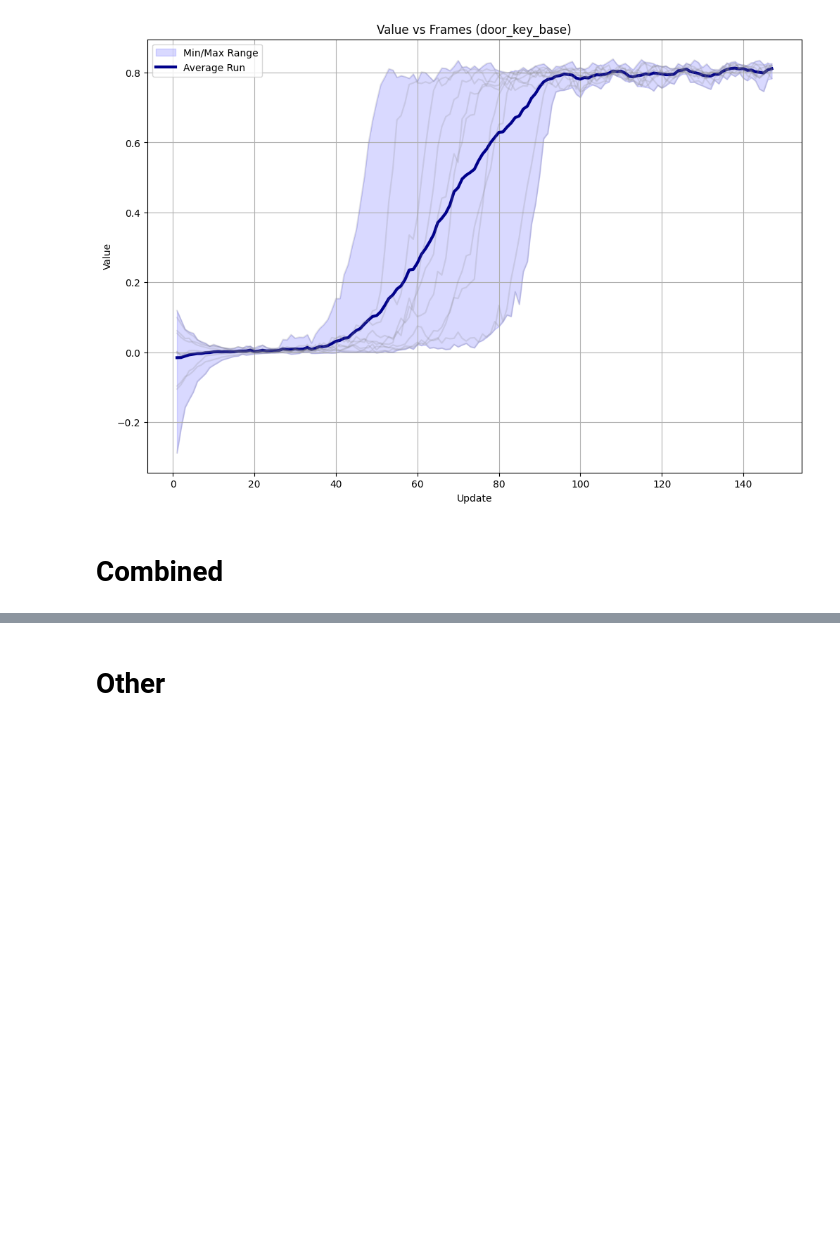
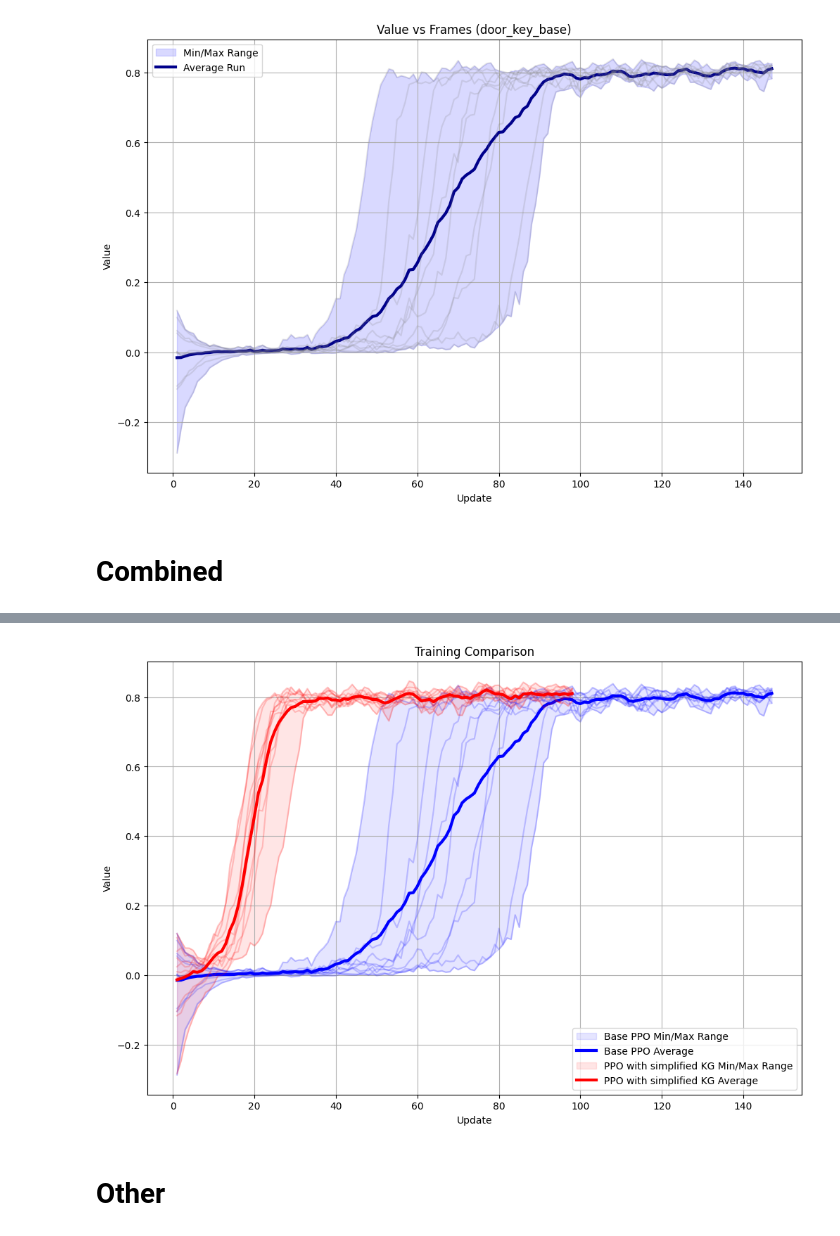
Before and after one commit to jaBrzosko/rl-starter-files, a Jupyter notebook: analysis/summary.ipynb, the cells around one changed output, grey strips where cells are left out. Saved outputs shown, nothing was run; the diff lists cells and outputs as text; code cells hidden in the pictures; blank space fills up the shorter version.

```diff
--- a/analysis/summary.ipynb
+++ b/analysis/summary.ipynb
@@ -358,3 +389,28 @@ finalize_plot()
+# %%
+experiment_name_base = "door_key_base"
+dataframes_base = read_all_experiments(experiment_name_base)
+
+experiment_name_kg = "door_key_kg_base"
+dataframes_kg = read_all_experiments(experiment_name_kg)
+
+experiment_name_kg_com = "door_key_kg_complex"
+dataframes_kg_com = read_all_experiments(experiment_name_kg_com)
+
+# Plot two different datasets on the same figure
+create_combined_plot('update', 'value', 'Training Comparison')
+
+# First dataset in blue
+plot_dataframes_overlay(dataframes_base, 'update', 'value', color='blue', label_prefix='Base PPO')
+
+# Second dataset in red
+plot_dataframes_overlay(dataframes_kg, 'update', 'value', color='red', label_prefix='PPO with simplified KG')
+
+# Third dataset in green
+plot_dataframes_overlay(dataframes_kg_com, 'update', 'value', color='green', label_prefix='PPO with complex KG')
+
+finalize_plot()
+# %% [output]
+[figure, added]
 # %% [markdown]
 # Other
 # %%
```
Also changed, not shown: parts of 2 cells of this notebook, 3 other files.
